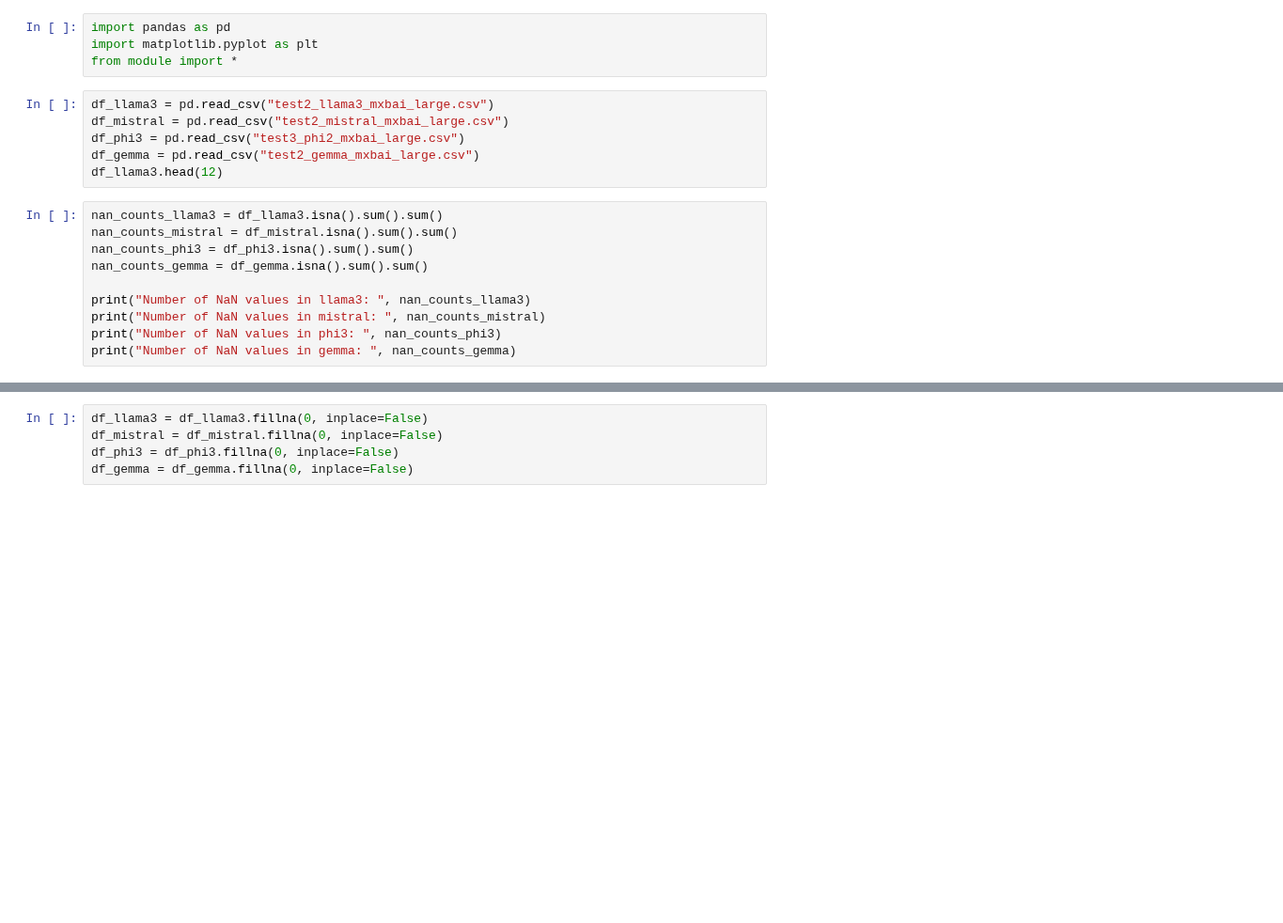
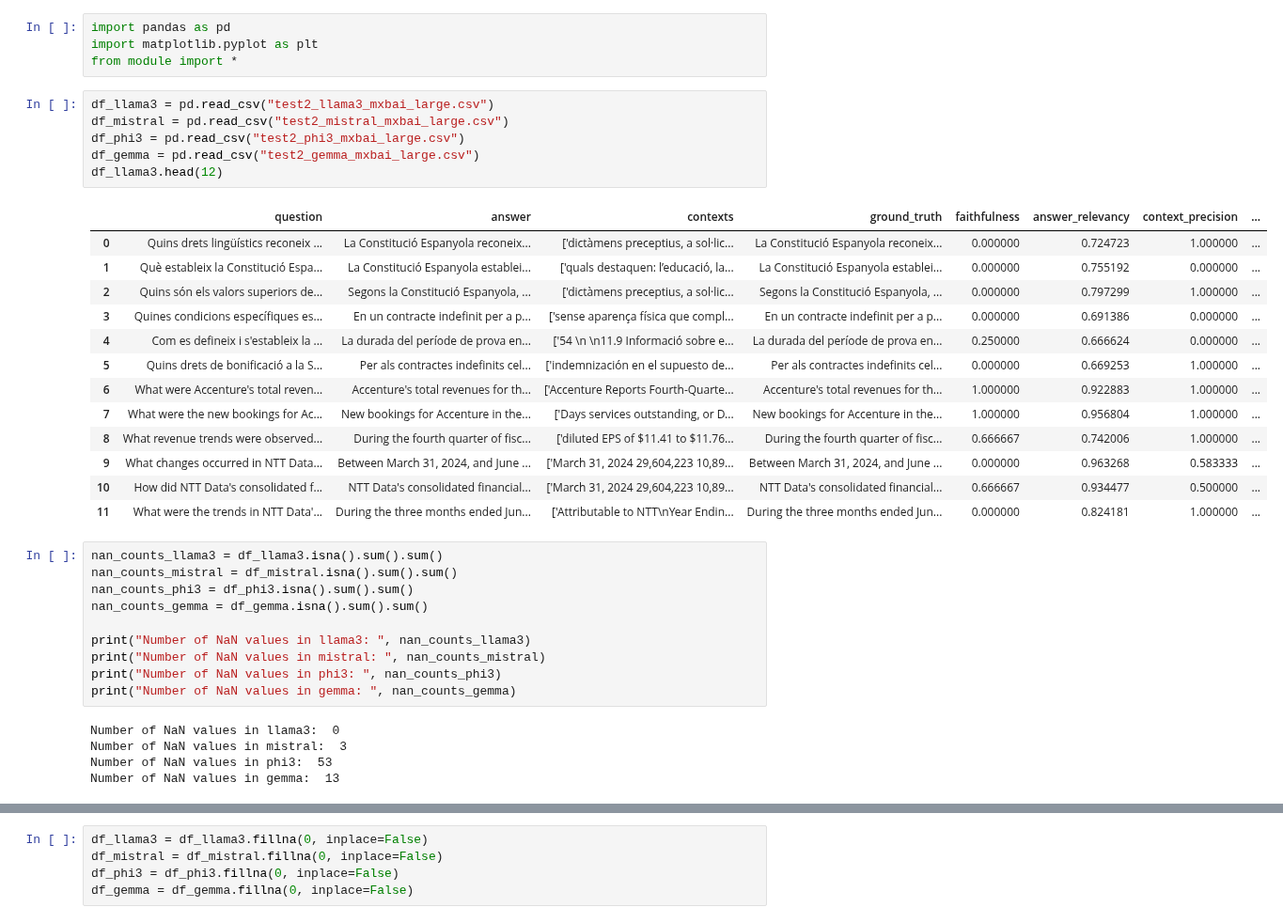
Before and after one commit to Luisbp27/documentQuestionAnswering, a Jupyter notebook: testing/test2/llm/llm_analysis.ipynb, the cells around one changed output, grey strips where cells are left out. Shown at 94% size. Cells and saved outputs as stored; diff of their text form; blank space fills up the shorter version.

Commit message:
all tests and graphics done

```diff
--- a/testing/test2/llm/llm_analysis.ipynb
+++ b/testing/test2/llm/llm_analysis.ipynb
@@ -5,9 +5,23 @@ from module import *
 # %%
 df_llama3 = pd.read_csv("test2_llama3_mxbai_large.csv")
 df_mistral = pd.read_csv("test2_mistral_mxbai_large.csv")
-df_phi3 = pd.read_csv("test3_phi2_mxbai_large.csv")
+df_phi3 = pd.read_csv("test2_phi3_mxbai_large.csv")
 df_gemma = pd.read_csv("test2_gemma_mxbai_large.csv")
 df_llama3.head(12)
+# %% [output]
+|  | question | answer | contexts | ground_truth | faithfulness | answer_relevancy | context_precision | ... |
+| 0 | Quins drets lingüístics reconeix ... | La Constitució Espanyola reconeix... | ['dictàmens preceptius, a sol·lic... | La Constitució Espanyola reconeix... | 0.000000 | 0.724723 | 1.000000 | ... |
+| 1 | Què estableix la Constitució Espa... | La Constitució Espanyola establei... | ['quals destaquen: l’educació, la... | La Constitució Espanyola establei... | 0.000000 | 0.755192 | 0.000000 | ... |
+| 2 | Quins són els valors superiors de... | Segons la Constitució Espanyola, ... | ['dictàmens preceptius, a sol·lic... | Segons la Constitució Espanyola, ... | 0.000000 | 0.797299 | 1.000000 | ... |
+| 3 | Quines condicions específiques es... | En un contracte indefinit per a p... | ['sense aparença física que compl... | En un contracte indefinit per a p... | 0.000000 | 0.691386 | 0.000000 | ... |
+| 4 | Com es defineix i s'estableix la ... | La durada del període de prova en... | ['54 \n \n11.9 Informació sobre e... | La durada del període de prova en... | 0.250000 | 0.666624 | 0.000000 | ... |
+| 5 | Quins drets de bonificació a la S... | Per als contractes indefinits cel... | ['indemnización en el supuesto de... | Per als contractes indefinits cel... | 0.000000 | 0.669253 | 1.000000 | ... |
+| 6 | What were Accenture's total reven... | Accenture's total revenues for th... | ['Accenture Reports Fourth-Quarte... | Accenture's total revenues for th... | 1.000000 | 0.922883 | 1.000000 | ... |
+| 7 | What were the new bookings for Ac... | New bookings for Accenture in the... | ['Days services outstanding, or D... | New bookings for Accenture in the... | 1.000000 | 0.956804 | 1.000000 | ... |
+| 8 | What revenue trends were observed... | During the fourth quarter of fisc... | ['diluted EPS of $11.41 to $11.76... | During the fourth quarter of fisc... | 0.666667 | 0.742006 | 1.000000 | ... |
+| 9 | What changes occurred in NTT Data... | Between March 31, 2024, and June ... | ['March 31, 2024 29,604,223 10,89... | Between March 31, 2024, and June ... | 0.000000 | 0.963268 | 0.583333 | ... |
+| 10 | How did NTT Data's consolidated f... | NTT Data's consolidated financial... | ['March 31, 2024 29,604,223 10,89... | NTT Data's consolidated financial... | 0.666667 | 0.934477 | 0.500000 | ... |
+| 11 | What were the trends in NTT Data'... | During the three months ended Jun... | ['Attributable to NTT\nYear Endin... | During the three months ended Jun... | 0.000000 | 0.824181 | 1.000000 | ... |
 # %%
 nan_counts_llama3 = df_llama3.isna().sum().sum()
 nan_counts_mistral = df_mistral.isna().sum().sum()
@@ -18,6 +32,11 @@ print("Number of NaN values in llama3: ", nan_counts_llama3)
 print("Number of NaN values in mistral: ", nan_counts_mistral)
 print("Number of NaN values in phi3: ", nan_counts_phi3)
 print("Number of NaN values in gemma: ", nan_counts_gemma)
+# %% [output]
+Number of NaN values in llama3:  0
+Number of NaN values in mistral:  3
+Number of NaN values in phi3:  53
+Number of NaN values in gemma:  13
 # %%
 # Crear un diccionario con los nombres de los modelos y los conteos de NaN
 nan_counts = {
```
Also changed, not shown: parts of 6 cells of this notebook, 41 other files.
